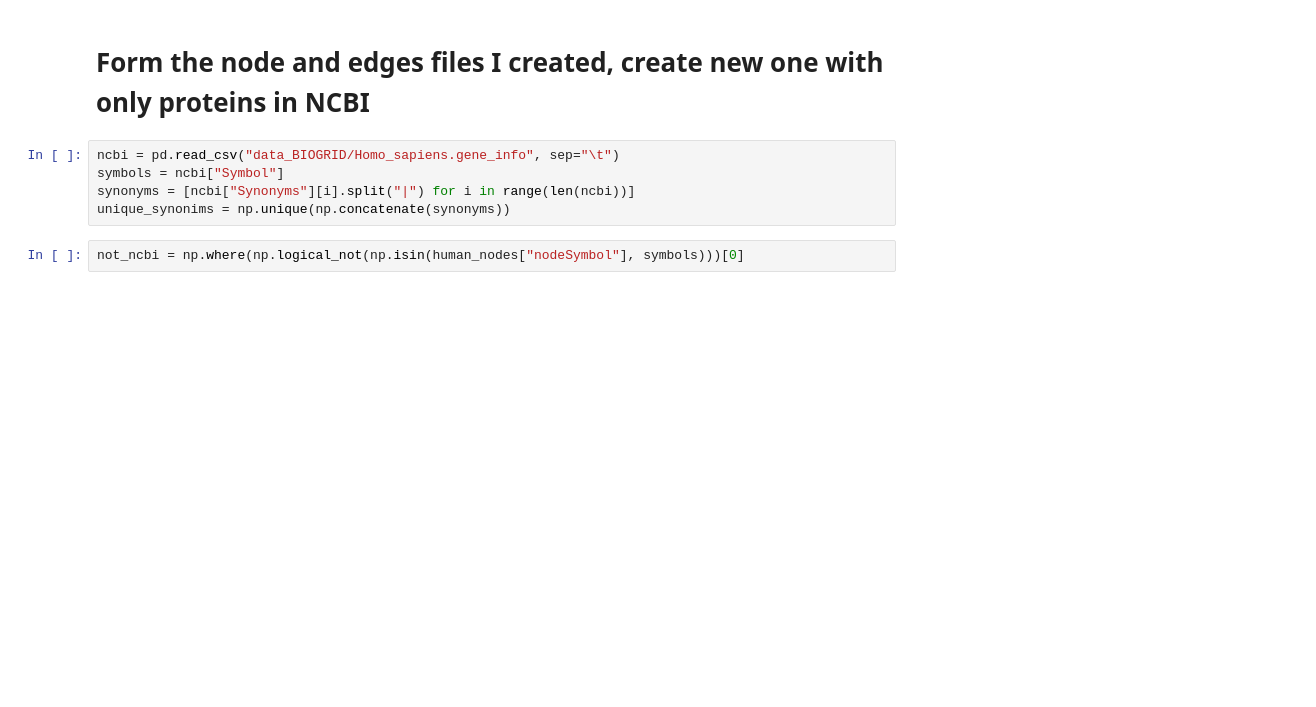
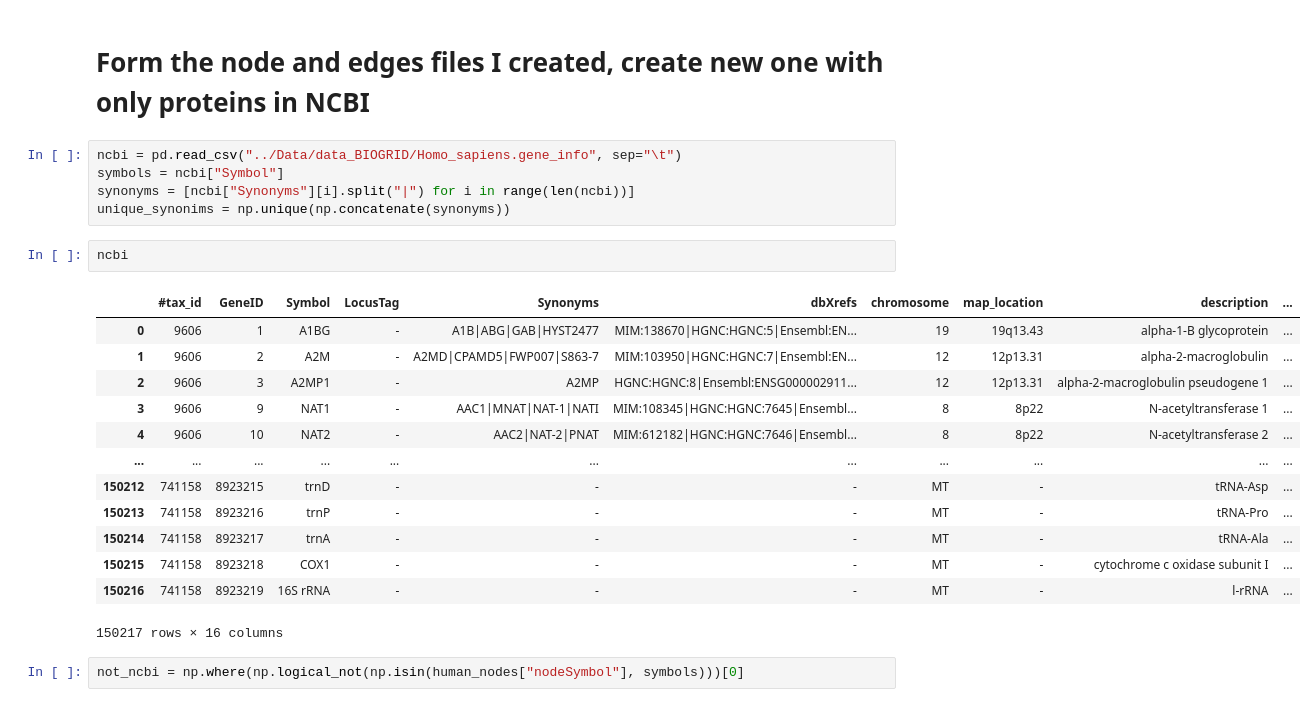
Before and after one commit to francescozambelli/OncoVirus_SarsCov2, a Jupyter notebook: BIOGRID_reading.ipynb, the cells around one changed output. Drawn from its saved outputs; the diff is of its cells as text; blank space fills up the shorter version.

```diff
--- a/BIOGRID_reading.ipynb
+++ b/BIOGRID_reading.ipynb
@@ -193,10 +329,26 @@ human_g
 # %% [markdown]
 # Form the node and edges files I created, create new one with only proteins in NCBI
 # %%
-ncbi = pd.read_csv("data_BIOGRID/Homo_sapiens.gene_info", sep="\t")
+ncbi = pd.read_csv("../Data/data_BIOGRID/Homo_sapiens.gene_info", sep="\t")
 symbols = ncbi["Symbol"]
 synonyms = [ncbi["Synonyms"][i].split("|") for i in range(len(ncbi))]
 unique_synonims = np.unique(np.concatenate(synonyms))
+# %%
+ncbi
+# %% [output]
+|  | #tax_id | GeneID | Symbol | LocusTag | Synonyms | dbXrefs | chromosome | map_location | description | ... |
+| 0 | 9606 | 1 | A1BG | - | A1B|ABG|GAB|HYST2477 | MIM:138670|HGNC:HGNC:5|Ensembl:EN... | 19 | 19q13.43 | alpha-1-B glycoprotein | ... |
+| 1 | 9606 | 2 | A2M | - | A2MD|CPAMD5|FWP007|S863-7 | MIM:103950|HGNC:HGNC:7|Ensembl:EN... | 12 | 12p13.31 | alpha-2-macroglobulin | ... |
+| 2 | 9606 | 3 | A2MP1 | - | A2MP | HGNC:HGNC:8|Ensembl:ENSG000002911... | 12 | 12p13.31 | alpha-2-macroglobulin pseudogene 1 | ... |
+| 3 | 9606 | 9 | NAT1 | - | AAC1|MNAT|NAT-1|NATI | MIM:108345|HGNC:HGNC:7645|Ensembl... | 8 | 8p22 | N-acetyltransferase 1 | ... |
+| 4 | 9606 | 10 | NAT2 | - | AAC2|NAT-2|PNAT | MIM:612182|HGNC:HGNC:7646|Ensembl... | 8 | 8p22 | N-acetyltransferase 2 | ... |
+| ... | ... | ... | ... | ... | ... | ... | ... | ... | ... | ... |
+| 150212 | 741158 | 8923215 | trnD | - | - | - | MT | - | tRNA-Asp | ... |
+| 150213 | 741158 | 8923216 | trnP | - | - | - | MT | - | tRNA-Pro | ... |
+| 150214 | 741158 | 8923217 | trnA | - | - | - | MT | - | tRNA-Ala | ... |
+| 150215 | 741158 | 8923218 | COX1 | - | - | - | MT | - | cytochrome c oxidase subunit I | ... |
+| 150216 | 741158 | 8923219 | 16S rRNA | - | - | - | MT | - | l-rRNA | ... |
+150217 rows × 16 columns
 # %%
 not_ncbi = np.where(np.logical_not(np.isin(human_nodes["nodeSymbol"], symbols)))[0]
 # %%
```
Also changed, not shown: parts of 28 cells of this notebook, 4 other files.
